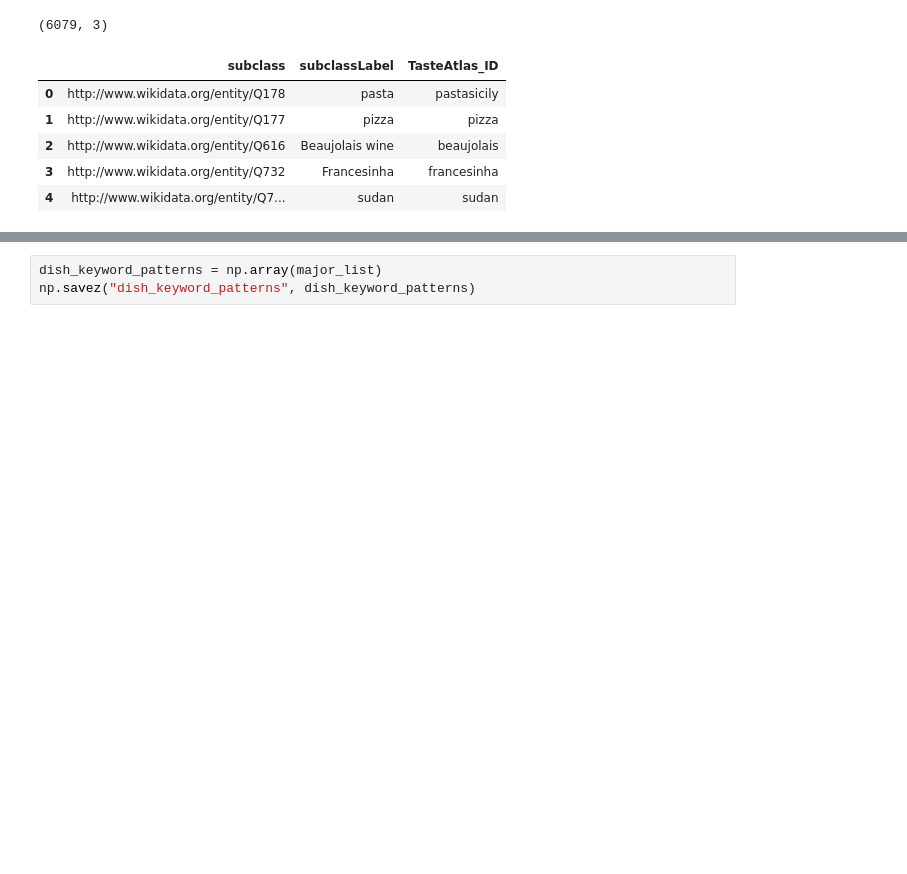
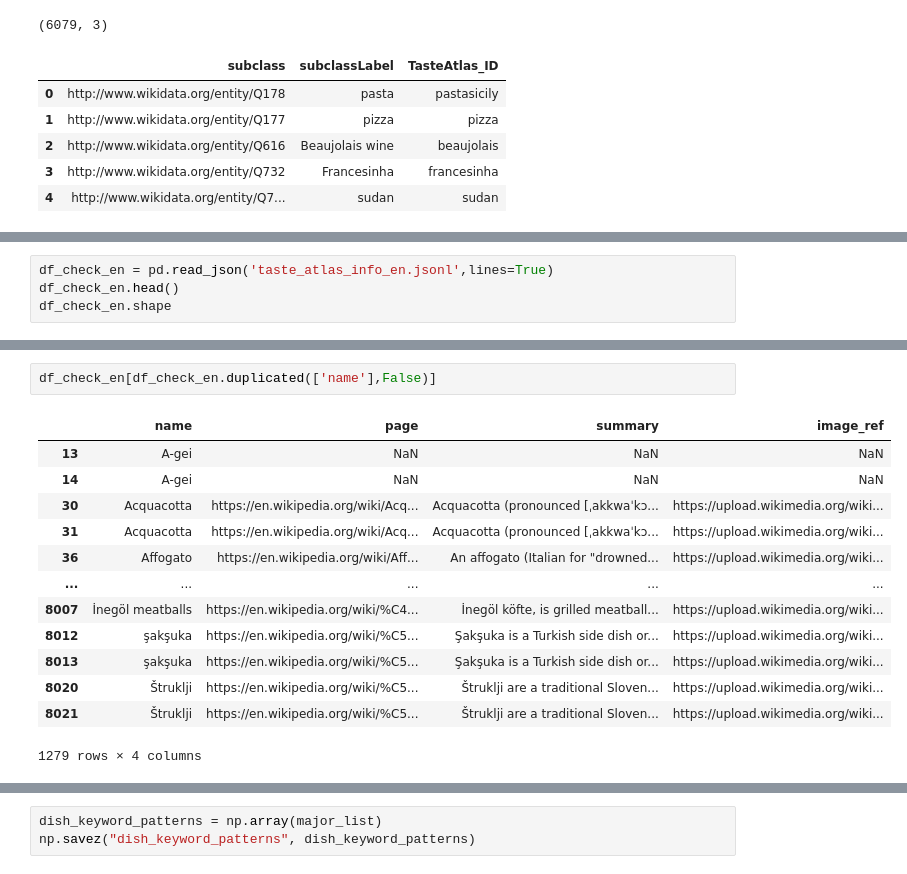
Before and after one commit to ravi-gopalan/DAND_Data_Wrangling, a Jupyter notebook: wikidata_sparql_query.ipynb, the cells around one changed output, grey strips where cells are left out. Saved outputs shown, nothing was run; the diff lists cells and outputs as text; blank space fills up the shorter version.

```diff
--- a/wikidata_sparql_query.ipynb
+++ b/wikidata_sparql_query.ipynb
@@ -544,0 +549,4 @@ major_list
+# %%
+df_check_en = pd.read_json('taste_atlas_info_en.jsonl',lines=True)
+df_check_en.head()
+df_check_en.shape
@@ -544,0 +567,16 @@ major_list
+# %%
+df_check_en[df_check_en.duplicated(['name'],False)]
+# %% [output]
+|  | name | page | summary | image_ref |
+| 13 | A-gei | NaN | NaN | NaN |
+| 14 | A-gei | NaN | NaN | NaN |
+| 30 | Acquacotta | https://en.wikipedia.org/wiki/Acq... | Acquacotta (pronounced [ˌakkwaˈkɔ... | https://upload.wikimedia.org/wiki... |
+| 31 | Acquacotta | https://en.wikipedia.org/wiki/Acq... | Acquacotta (pronounced [ˌakkwaˈkɔ... | https://upload.wikimedia.org/wiki... |
+| 36 | Affogato | https://en.wikipedia.org/wiki/Aff... | An affogato (Italian for "drowned... | https://upload.wikimedia.org/wiki... |
+| ... | ... | ... | ... | ... |
+| 8007 | İnegöl meatballs | https://en.wikipedia.org/wiki/%C4... | İnegöl köfte, is grilled meatball... | https://upload.wikimedia.org/wiki... |
+| 8012 | şakşuka | https://en.wikipedia.org/wiki/%C5... | Şakşuka is a Turkish side dish or... | https://upload.wikimedia.org/wiki... |
+| 8013 | şakşuka | https://en.wikipedia.org/wiki/%C5... | Şakşuka is a Turkish side dish or... | https://upload.wikimedia.org/wiki... |
+| 8020 | Štruklji | https://en.wikipedia.org/wiki/%C5... | Štruklji are a traditional Sloven... | https://upload.wikimedia.org/wiki... |
+| 8021 | Štruklji | https://en.wikipedia.org/wiki/%C5... | Štruklji are a traditional Sloven... | https://upload.wikimedia.org/wiki... |
+1279 rows × 4 columns
```
Also changed, not shown: parts of 119 cells of this notebook.
